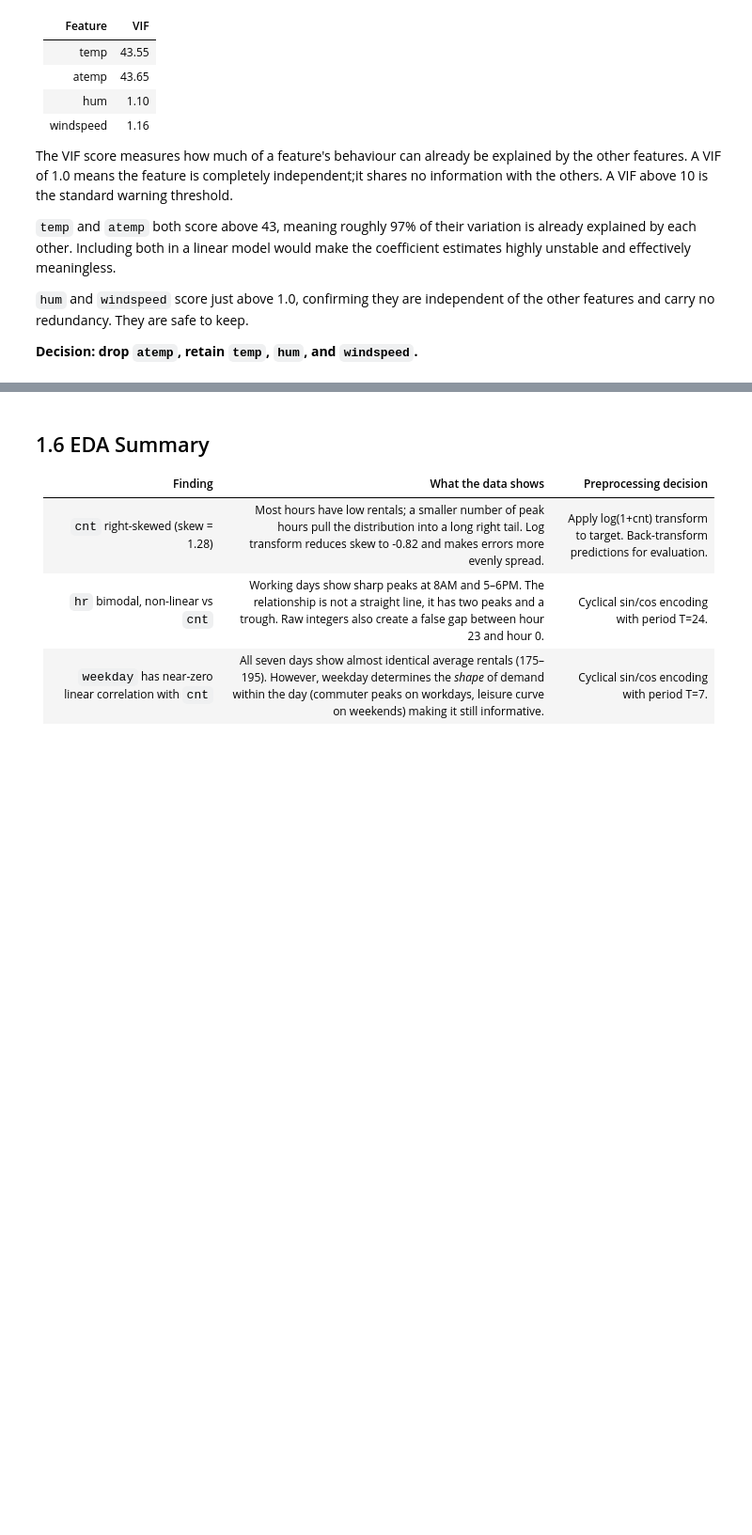
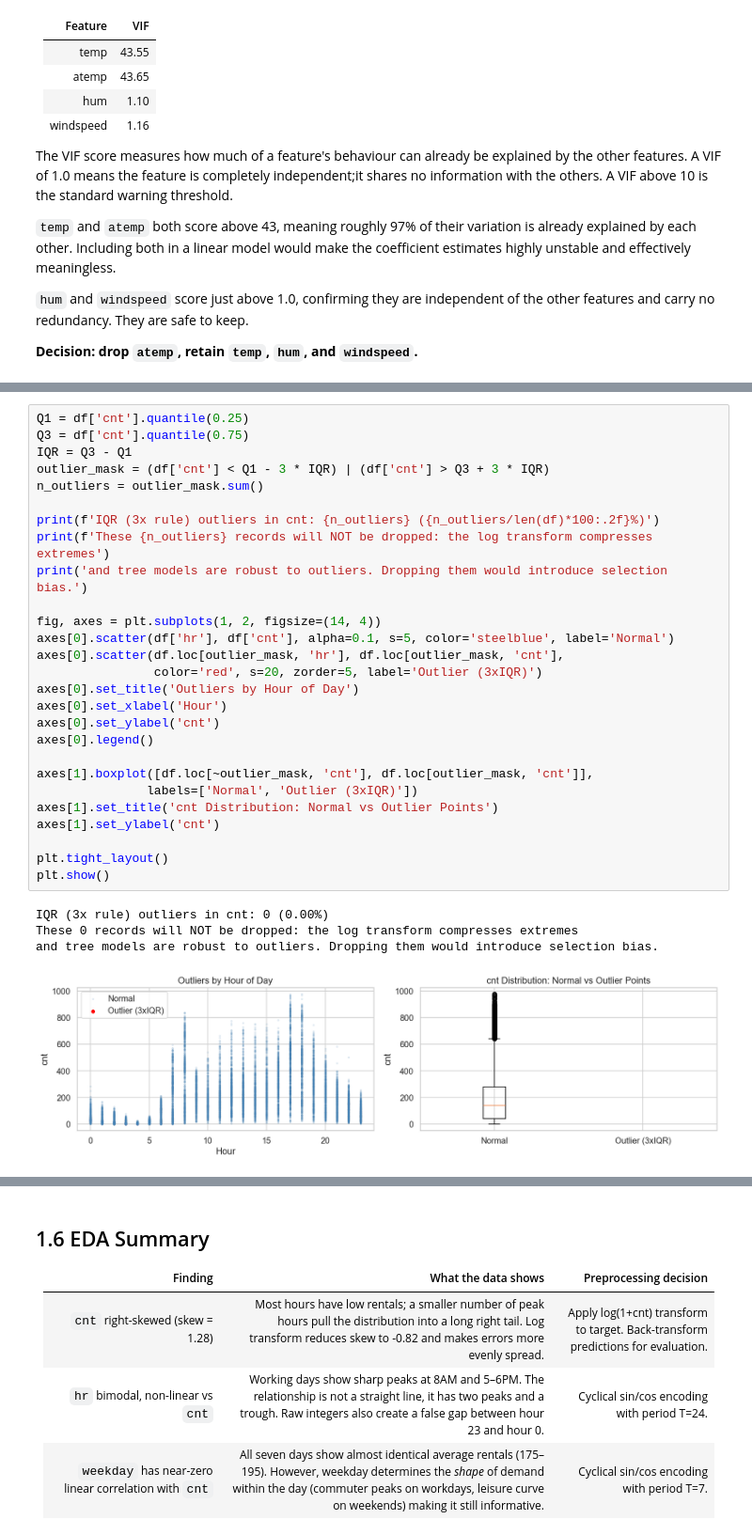
Before and after one commit to oliespineira/ML-fundamentals-2026, a Jupyter notebook: assignment_2_olivia_espineira.ipynb, the cells around one changed output, grey strips where cells are left out. Shown at 94% size. Cells and saved outputs as stored; diff of their text form; blank space fills up the shorter version.

```diff
--- a/assignment_2_olivia_espineira.ipynb
+++ b/assignment_2_olivia_espineira.ipynb
@@ -417,0 +419,32 @@ other features and carry no redundancy. They are safe to keep.
+# %%
+Q1 = df['cnt'].quantile(0.25)
+Q3 = df['cnt'].quantile(0.75)
+IQR = Q3 - Q1
+outlier_mask = (df['cnt'] < Q1 - 3 * IQR) | (df['cnt'] > Q3 + 3 * IQR)
+n_outliers = outlier_mask.sum()
+
+print(f'IQR (3x rule) outliers in cnt: {n_outliers} ({n_outliers/len(df)*100:.2f}%)')
+print(f'These {n_outliers} records will NOT be dropped: the log transform compresses extremes')
+print('and tree models are robust to outliers. Dropping them would introduce selection bias.')
+
+fig, axes = plt.subplots(1, 2, figsize=(14, 4))
+axes[0].scatter(df['hr'], df['cnt'], alpha=0.1, s=5, color='steelblue', label='Normal')
+axes[0].scatter(df.loc[outlier_mask, 'hr'], df.loc[outlier_mask, 'cnt'],
+                color='red', s=20, zorder=5, label='Outlier (3xIQR)')
+axes[0].set_title('Outliers by Hour of Day')
+axes[0].set_xlabel('Hour')
+axes[0].set_ylabel('cnt')
+axes[0].legend()
+
+axes[1].boxplot([df.loc[~outlier_mask, 'cnt'], df.loc[outlier_mask, 'cnt']],
+               labels=['Normal', 'Outlier (3xIQR)'])
+axes[1].set_title('cnt Distribution: Normal vs Outlier Points')
+axes[1].set_ylabel('cnt')
+
+plt.tight_layout()
+plt.show()
+# %% [output]
+IQR (3x rule) outliers in cnt: 0 (0.00%)
+These 0 records will NOT be dropped: the log transform compresses extremes
+and tree models are robust to outliers. Dropping them would introduce selection bias.
+[figure, added]
```
Also changed, not shown: parts of 44 cells of this notebook.
